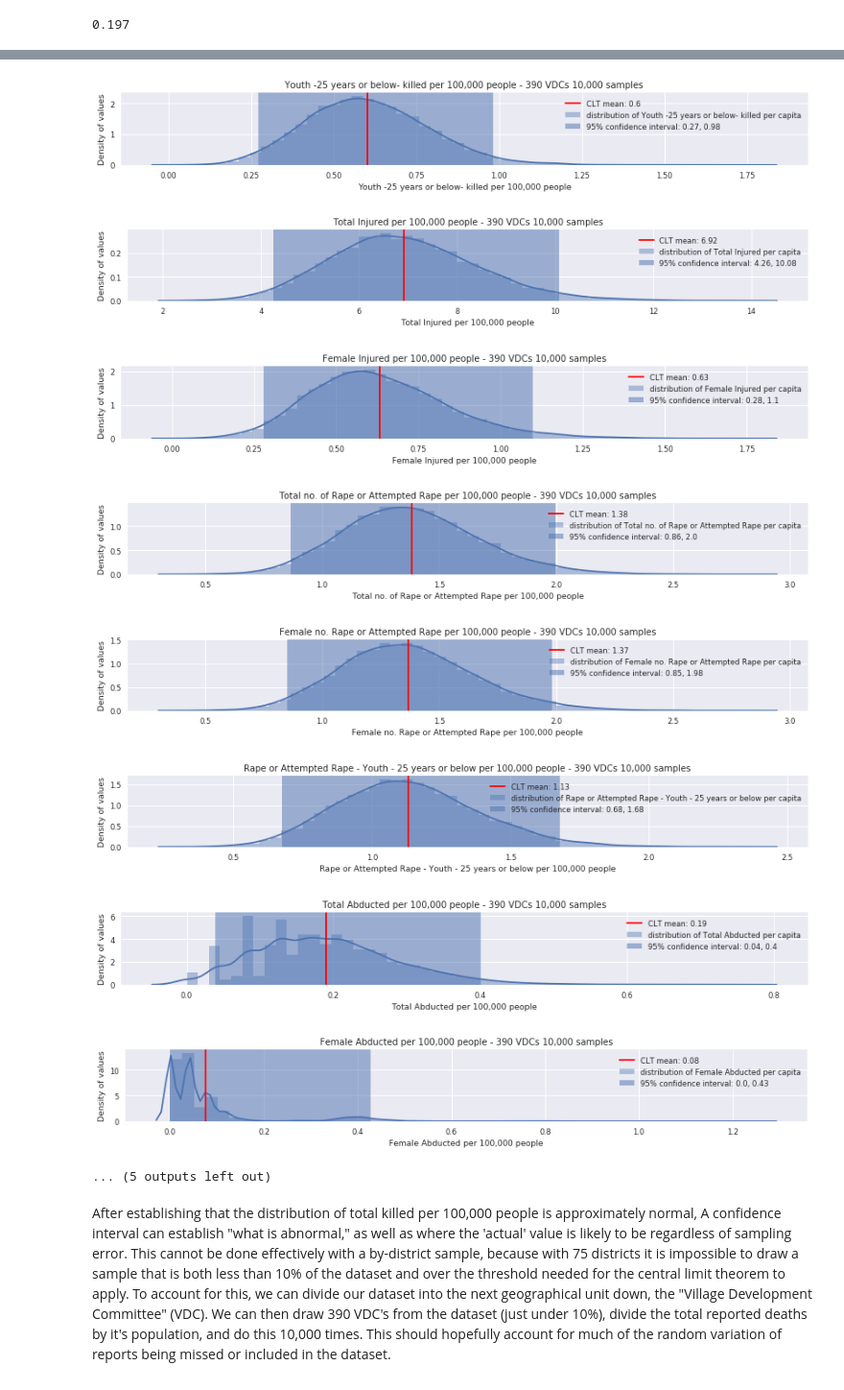
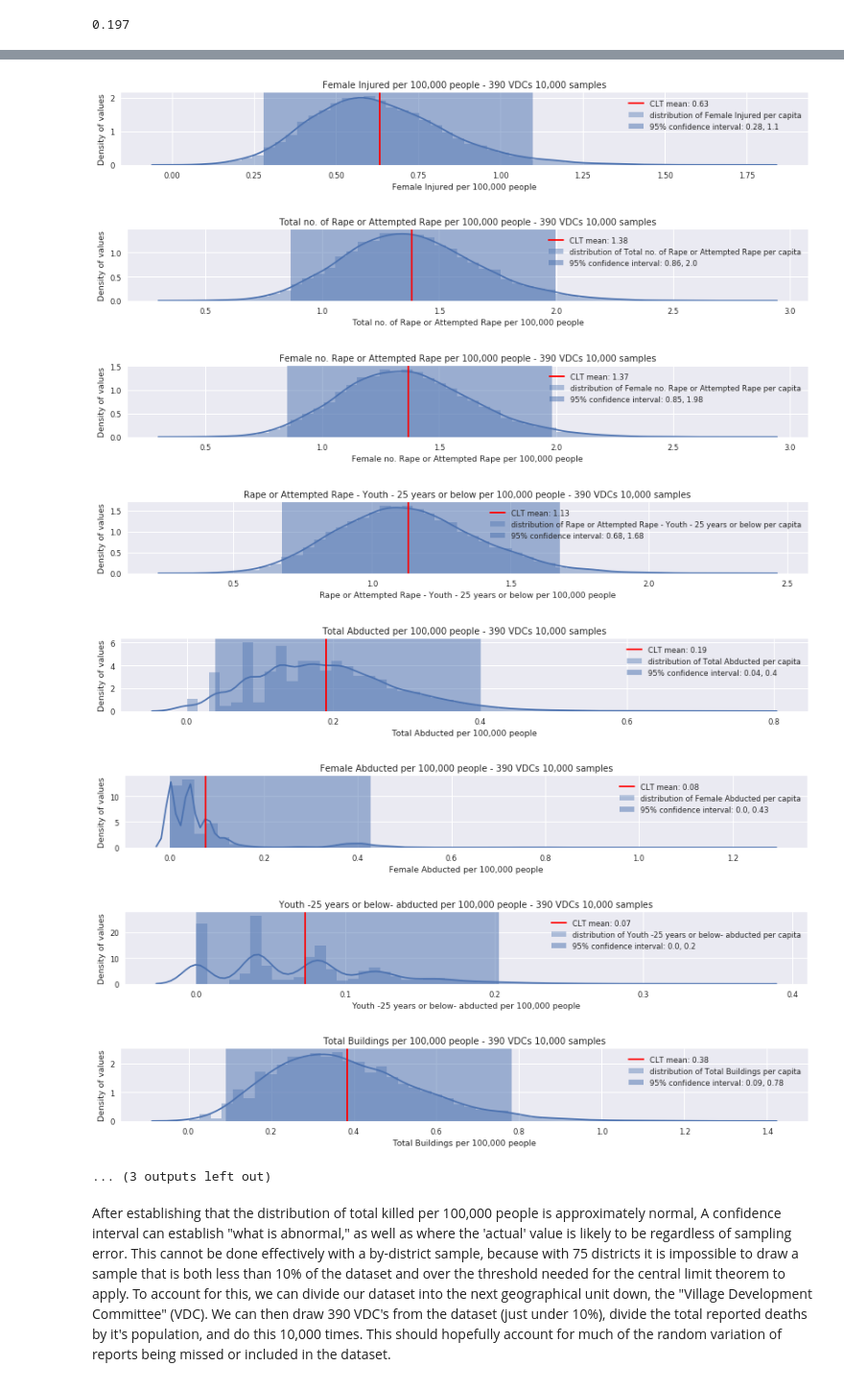
Before and after one commit to Nhorning/NM_Analysis, a Jupyter notebook: SpringBoard 7.2 - Apply Data Storytelling.ipynb, the cells around one changed output, grey strips where cells are left out. Shown at 96% size. Cells and saved outputs as stored; diff of their text form; code cells hidden in the pictures.

Commit message:
polished visualization and ward_palika merge
 Changes to be committed:
	modified:   Data Cleaning.ipynb
	modified:   SpringBoard 7.2 - Apply Data Storytelling.ipynb

```diff
--- a/SpringBoard 7.2 - Apply Data Storytelling.ipynb
+++ b/SpringBoard 7.2 - Apply Data Storytelling.ipynb
@@ -736,6 +736,6 @@ def plot95(var):
     plt.legend()
     plt.show()
 
-for var in bs_VDCs.columns[1:]:
+for var in bs_VDCs.columns[3:]:
     plot95(var)
 # %% [output]
@@ -746,12 +746,12 @@ for var in bs_VDCs.columns[1:]:
-[figure, old version]
+[figure, new version]
-[figure, old version]
+[figure, new version]
-[figure, old version]
+[figure, new version]
-[figure, old version]
+[figure, new version]
-[figure, old version]
+[figure, new version]
-[figure, old version]
+[figure, new version]
-[figure, old version]
+[figure, new version]
-[figure, old version]
+[figure, new version]
-... (5 outputs left out)
+... (3 outputs left out)
 # %% [markdown]
 After establishing that the distribution of total killed per 100,000 people is approximately normal, A confidence interval can establish "what is abnormal," as well as where the 'actual' value is likely to be regardless of sampling error. This cannot be done effectively with a by-district sample, because with 75 districts it is impossible to draw a sample that is both less than 10% of the dataset and over the threshold needed for the central limit theorem to apply.  To account for this, we can divide our dataset into the next geographical unit down, the "Village Development Committee" (VDC). We can then draw 390 VDC's from the dataset (just under 10%), divide the total reported deaths by it's population, and do this 10,000 times. This should hopefully account for much of the random variation of reports being missed or included in the dataset.
 
```
Also changed, not shown: parts of 1 cell of this notebook, 1 other file.
